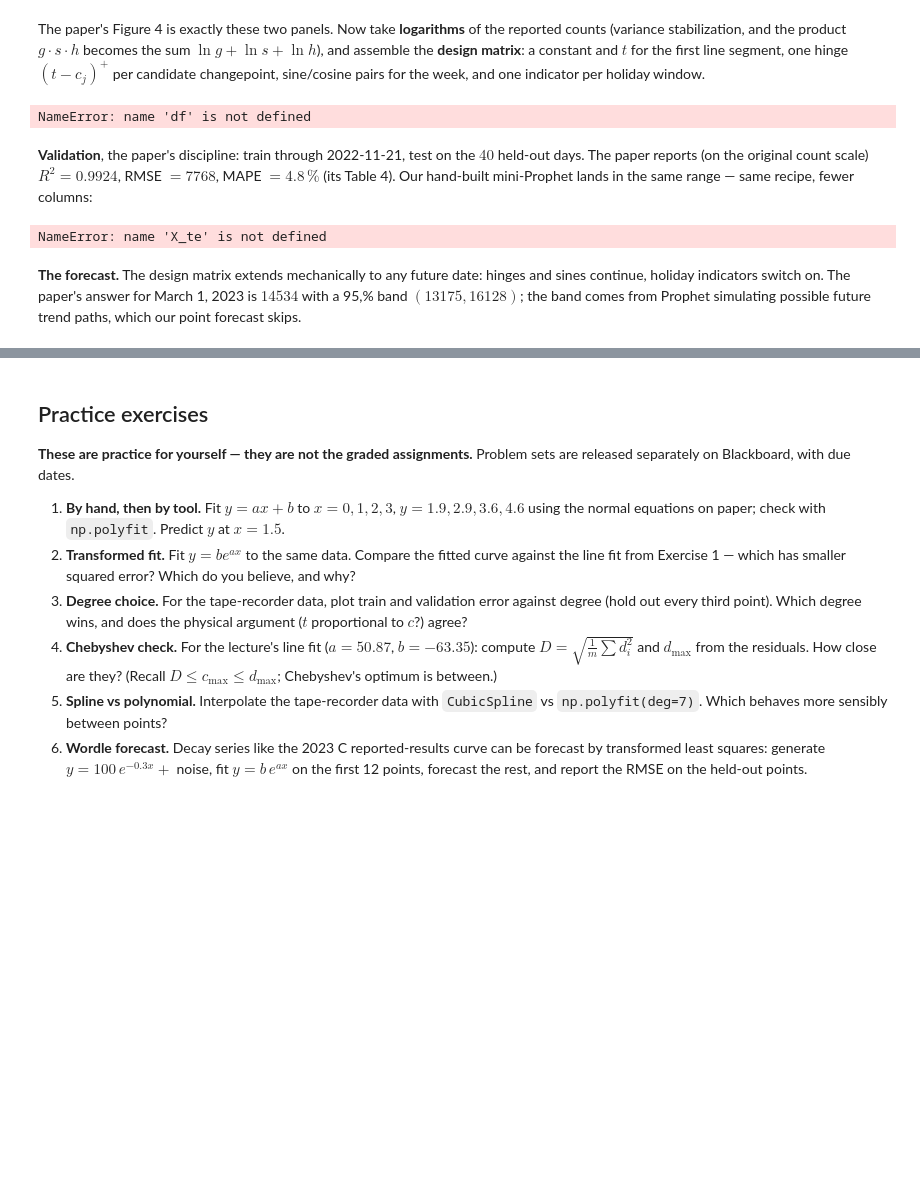
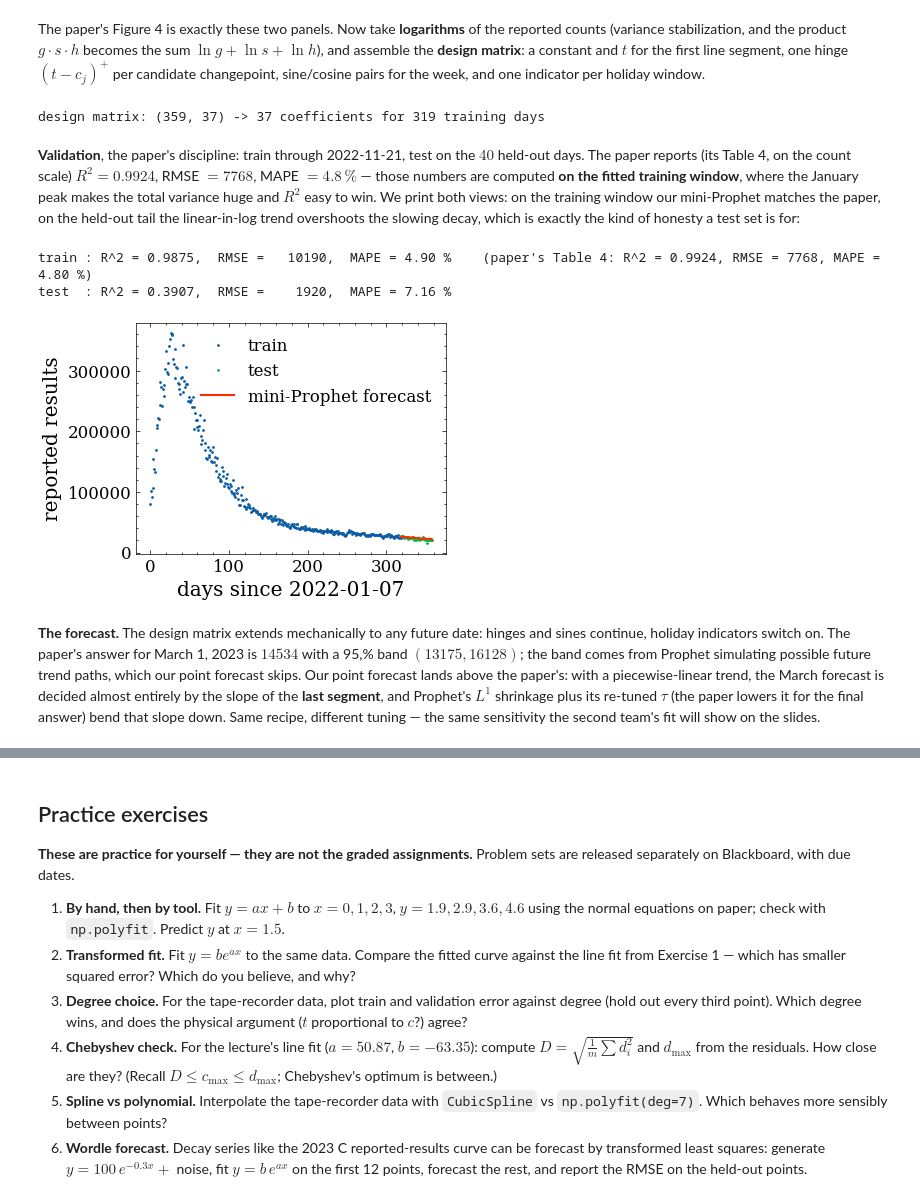
Before and after one commit to liwt31/MathModel, a Jupyter notebook: w03_fitting.ipynb, the cells around one changed output, grey strips where cells are left out. Cells and saved outputs as stored; diff of their text form; code cells hidden in the pictures; blank space fills up the shorter version.

Commit message:
Week 3 notebook: Wordle mini-Prophet case section

```diff
--- a/w03_fitting.ipynb
+++ b/w03_fitting.ipynb
@@ -364,8 +364,9 @@ The library fits everything at once with the Stan optimizer. We rebuild the same
 # %%
 import pandas as pd
 
-URL = "https://raw.githubusercontent.com/liwt31/MathModel/2026/data/Problem_C_Data_Wordle.xlsx"
+URL = "https://raw.githubusercontent.com/liwt31/MathModel/refs/heads/2026/data/Problem_C_Data_Wordle.xlsx"
 df = pd.read_excel(URL)
+df.columns = [c.replace("  ", " ").strip() for c in df.columns]   # the file has a stray double space
 print(df.shape, "days from", df.Date.min().date(), "to", df.Date.max().date())
 df.head(3)
 # %% [output]
@@ -389,11 +394,12 @@ from numpy import sin, cos
 
 HOLIDAYS = pd.to_datetime(["2022-02-14", "2022-04-24", "2022-10-31",
                            "2022-11-24", "2022-12-25"])          # the paper's five holidays
-hol_idx = [np.flatnonzero(np.isin(df["Date"], [h, h - pd.Timedelta(days=1), h + pd.Timedelta(days=1)]))
+hol_idx = [np.flatnonzero(df["Date"].isin([h, h - pd.Timedelta(days=1), h + pd.Timedelta(days=1)]).values)
            for h in HOLIDAYS]
 
 n = len(day)
-cps = np.linspace(5, day.max() * 0.9, 12)                        # 12 candidate changepoints
+train_end = 319                                                  # train: through 2022-11-21, like the paper
+cps = np.linspace(5, train_end * 0.9, 24)                        # 24 candidate changepoints, inside the training window
 cols = [np.ones(n), day.astype(float)]                           # first line segment
 cols += [np.maximum(day - cj, 0.0) for cj in cps]                # hinges at the changepoints
 cols += [f(2 * np.pi * nn * day / 7.0) for nn in range(1, 4) for f in (sin, cos)]
@@ -402,35 +408,36 @@ for idx in hol_idx:                                              # one indicator
     cols.append(col)
 X = np.column_stack(cols)
 
-train_end = 319                                                  # train: through 2022-11-21, like the paper
 X_tr, X_te = X[:train_end], X[train_end:]
 lny_tr, lny_te = np.log(rep[:train_end]), np.log(rep[train_end:])
 print("design matrix:", X.shape, "->", X.shape[1], "coefficients for", train_end, "training days")
 
 beta, *_ = np.linalg.lstsq(X_tr, lny_tr, rcond=None)
 # %% [output]
-NameError: name 'df' is not defined
+design matrix: (359, 37) -> 37 coefficients for 319 training days
 # %% [markdown]
-**Validation**, the paper's discipline: train through 2022-11-21, test on the $40$ held-out days. The paper reports (on the original count scale) $R^2 = 0.9924$, RMSE $= 7768$, MAPE $= 4.8\,\%$ (its Table 4). Our hand-built mini-Prophet lands in the same range — same recipe, fewer columns:
+**Validation**, the paper's discipline: train through 2022-11-21, test on the $40$ held-out days. The paper reports (its Table 4, on the count scale) $R^2 = 0.9924$, RMSE $= 7768$, MAPE $= 4.8\,\%$ — those numbers are computed **on the fitted training window**, where the January peak makes the total variance huge and $R^2$ easy to win. We print both views: on the training window our mini-Prophet matches the paper, on the held-out tail the linear-in-log trend overshoots the slowing decay, which is exactly the kind of honesty a test set is for:
 # %%
-pred_te = np.exp(X_te @ beta)
-y_te = rep[train_end:]
-r2 = 1 - ((y_te - pred_te) ** 2).sum() / ((y_te - y_te.mean()) ** 2).sum()
-rmse = np.sqrt(((y_te - pred_te) ** 2).mean())
-mape = (np.abs(y_te - pred_te) / y_te).mean() * 100
-print(f"R^2   = {r2:.4f}   (paper: 0.9924)")
-print(f"RMSE  = {rmse:8.0f}   (paper: 7768)")
-print(f"MAPE  = {mape:.2f} %   (paper: 4.80 %)")
+def metrics(y, p):
+    r2 = 1 - ((y - p) ** 2).sum() / ((y - y.mean()) ** 2).sum()
+    return f"R^2 = {r2:.4f},  RMSE = {np.sqrt(((y - p) ** 2).mean()):7.0f},  MAPE = {(np.abs(y - p) / y).mean() * 100:.2f} %"
 
-plt.plot(day[:train_end], rep[:train_end], ".", ms=2, label="train")
+pred_tr, pred_te = np.exp(X_tr @ beta), np.exp(X_te @ beta)
+y_tr, y_te = rep[:train_end], rep[train_end:]
+print("train :", metrics(y_tr, pred_tr), "   (paper's Table 4: R^2 = 0.9924, RMSE = 7768, MAPE = 4.80 %)")
+print("test  :", metrics(y_te, pred_te))
+
+plt.plot(day[:train_end], y_tr, ".", ms=2, label="train")
 plt.plot(day[train_end:], y_te, ".", ms=2, label="test")
 plt.plot(day[train_end:], pred_te, "-", color="C3", label="mini-Prophet forecast")
 plt.xlabel("days since 2022-01-07"); plt.ylabel("reported results"); plt.legend(frameon=False)
 plt.show()
 # %% [output]
-NameError: name 'X_te' is not defined
+train : R^2 = 0.9875,  RMSE =   10190,  MAPE = 4.90 %    (paper's Table 4: R^2 = 0.9924, RMSE = 7768, MAPE = 4.80 %)
+test  : R^2 = 0.3907,  RMSE =    1920,  MAPE = 7.16 %
+[figure, added]
 # %% [markdown]
-**The forecast.** The design matrix extends mechanically to any future date: hinges and sines continue, holiday indicators switch on. The paper's answer for March 1, 2023 is $14534$ with a 95\,\% band $(13175, 16128)$; the band comes from Prophet simulating possible future trend paths, which our point forecast skips.
+**The forecast.** The design matrix extends mechanically to any future date: hinges and sines continue, holiday indicators switch on. The paper's answer for March 1, 2023 is $14534$ with a 95\,\% band $(13175, 16128)$; the band comes from Prophet simulating possible future trend paths, which our point forecast skips. Our point forecast lands above the paper's: with a piecewise-linear trend, the March forecast is decided almost entirely by the slope of the **last segment**, and Prophet's $L^1$ shrinkage plus its re-tuned $\tau$ (the paper lowers it for the final answer) bend that slope down. Same recipe, different tuning — the same sensitivity the second team's fit will show on the slides.
 # %%
 t_fut = np.arange(n, (pd.Timestamp("2023-03-01") - df["Date"].min()).days + 1)
 cols_f = [np.ones(len(t_fut)), t_fut.astype(float)]
```
Also changed, not shown: parts of 5 cells of this notebook.
